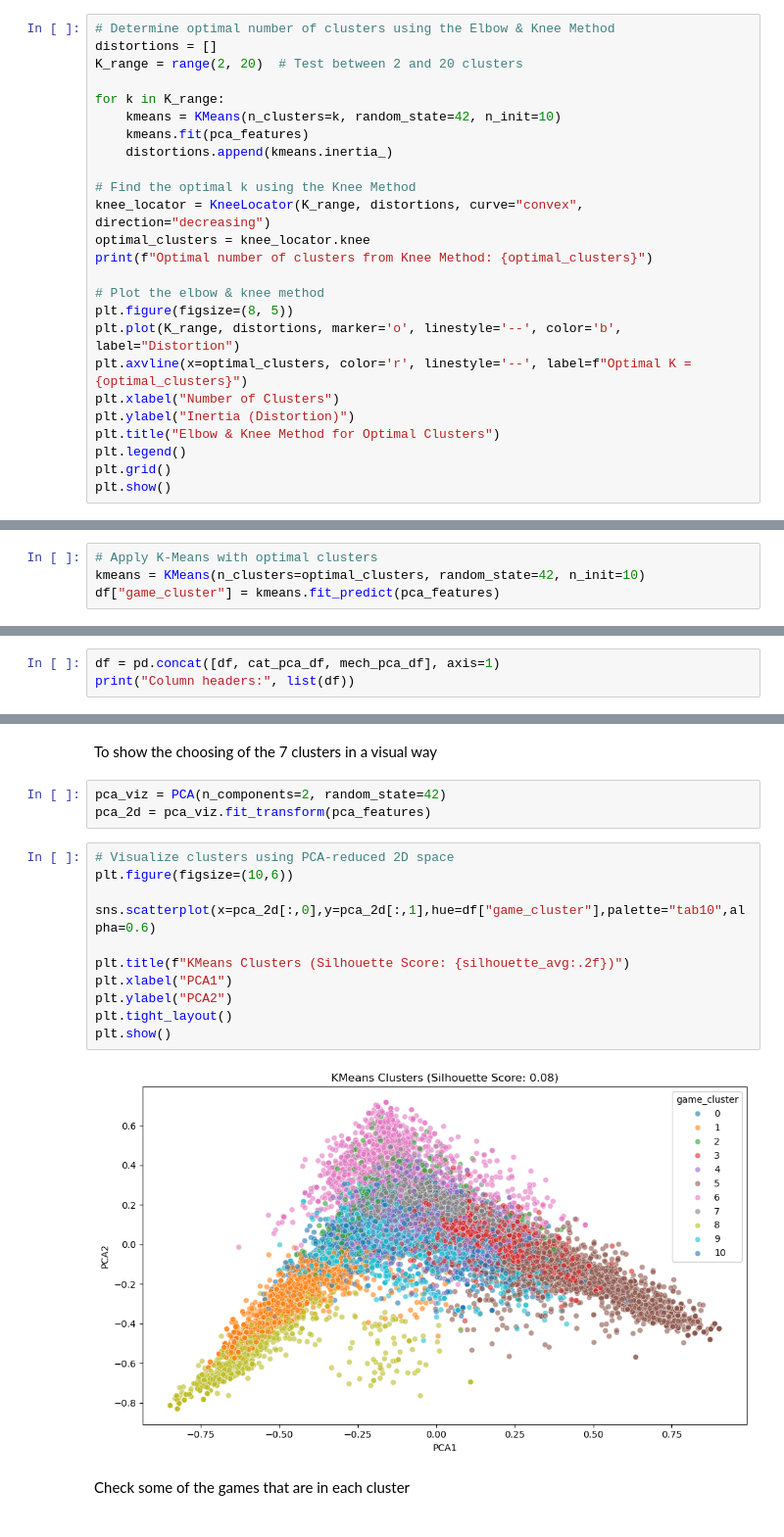
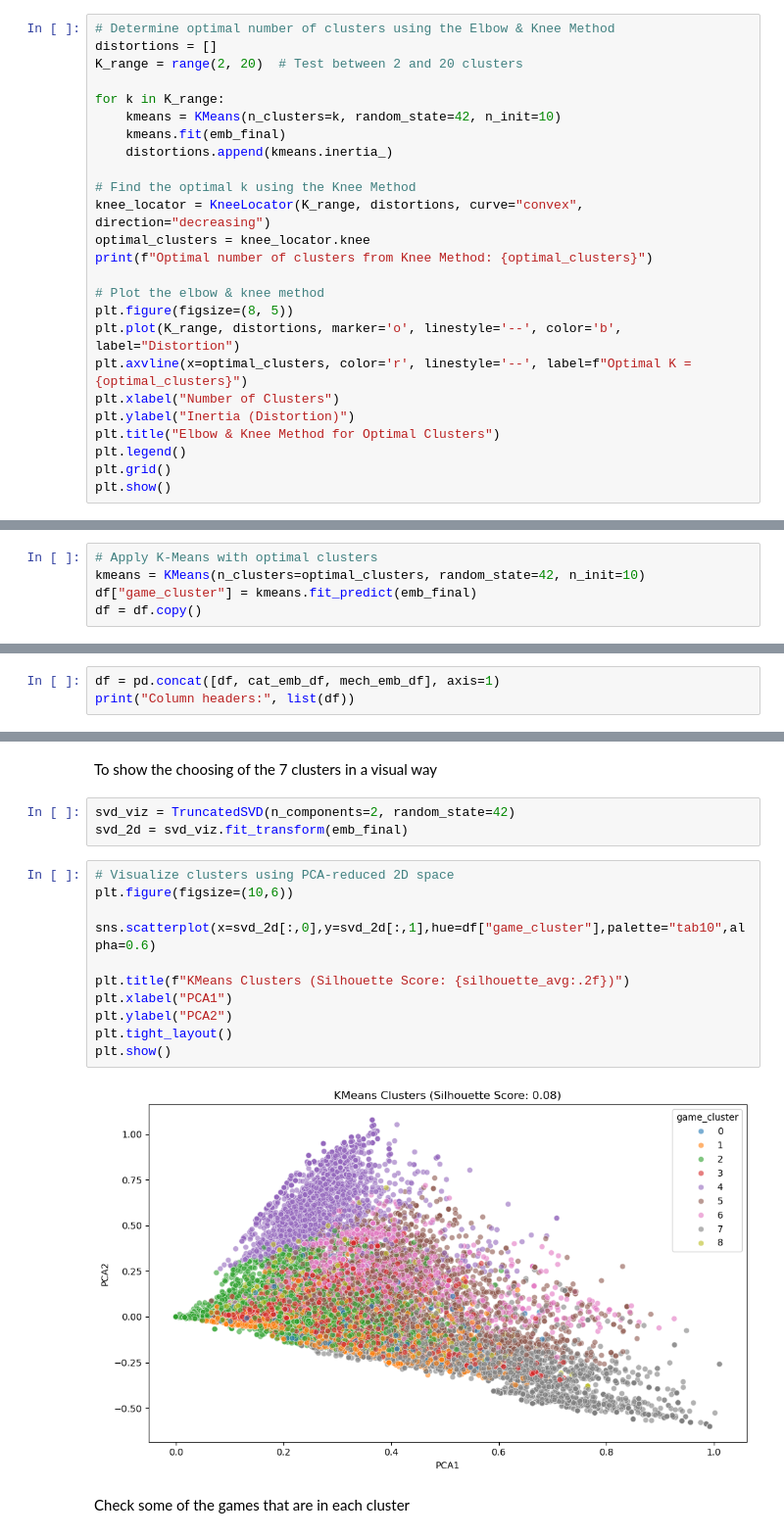
Before and after one commit to aitor-vergaramartin/What2Play, a Jupyter notebook: notebooks/02_Feature Engineering.ipynb, the cells around one changed output, grey strips where cells are left out. Shown at 98% size. Cells and saved outputs as stored; diff of their text form.

```diff
--- a/notebooks/02_Feature Engineering.ipynb
+++ b/notebooks/02_Feature Engineering.ipynb
@@ -183,7 +202,7 @@ K_range = range(2, 20)  # Test between 2 and 20 clusters
 
 for k in K_range:
     kmeans = KMeans(n_clusters=k, random_state=42, n_init=10)
-    kmeans.fit(pca_features)
+    kmeans.fit(emb_final)
     distortions.append(kmeans.inertia_)
 
 # Find the optimal k using the Knee Method
@@ -207,6 +226,7 @@ Optimal number of clusters from Knee Method: 11
 # %%
 # Apply K-Means with optimal clusters
 kmeans = KMeans(n_clusters=optimal_clusters, random_state=42, n_init=10)
-df["game_cluster"] = kmeans.fit_predict(pca_features)
+df["game_cluster"] = kmeans.fit_predict(emb_final)
+df = df.copy()
 # %%
 # Silhouette score (-1 to 1)
@@ -215,6 +235,6 @@ print(f"Silhouette Score: {silhouette_avg:.2f}")
 # %% [output]
 Silhouette Score: 0.08
 # %%
-df = pd.concat([df, cat_pca_df, mech_pca_df], axis=1)
+df = pd.concat([df, cat_emb_df, mech_emb_df], axis=1)
 print("Column headers:", list(df))
 # %% [output]
@@ -224,21 +244,21 @@ Column headers: ['id', 'name', 'average_rating', 'yearpublished', 'minplayers',
 # %% [markdown]
 To show the choosing of the 7 clusters in a visual way
 # %%
-pca_viz = PCA(n_components=2, random_state=42)
-pca_2d = pca_viz.fit_transform(pca_features)
+svd_viz = TruncatedSVD(n_components=2, random_state=42)
+svd_2d = svd_viz.fit_transform(emb_final)
 # %%
 # Visualize clusters using PCA-reduced 2D space
 plt.figure(figsize=(10,6))
 
-sns.scatterplot(x=pca_2d[:,0],y=pca_2d[:,1],hue=df["game_cluster"],palette="tab10",alpha=0.6)
+sns.scatterplot(x=svd_2d[:,0],y=svd_2d[:,1],hue=df["game_cluster"],palette="tab10",alpha=0.6)
 
 plt.title(f"KMeans Clusters (Silhouette Score: {silhouette_avg:.2f})")
 plt.xlabel("PCA1")
 plt.ylabel("PCA2")
 plt.tight_layout()
 plt.show()
 # %% [output]
-[figure, old version]
+[figure, new version]
 # %% [markdown]
 Check some of the games that are in each cluster
 # %%
```
Also changed, not shown: parts of 22 cells of this notebook, 3 other files.
